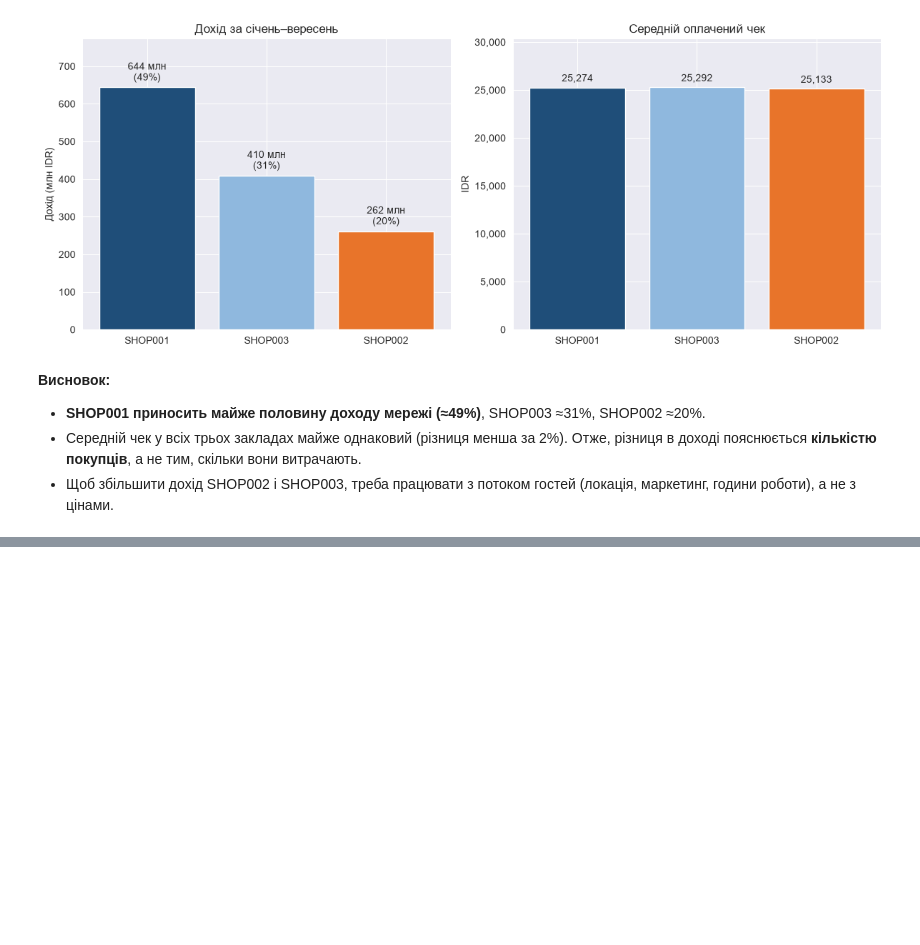
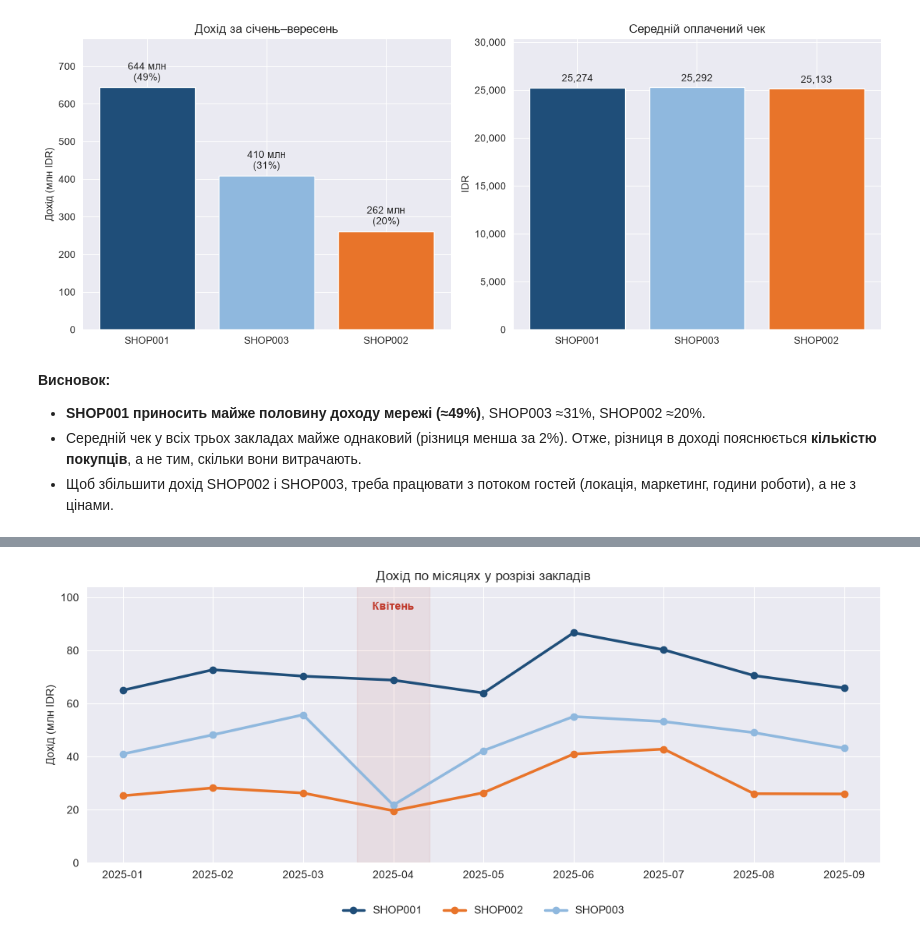
Before and after one commit to Chuchman-Dima/FB-Sales-Revenue-Analytics, a Jupyter notebook: notebook/notebook.ipynb, the cells around one changed output, grey strips where cells are left out. Saved outputs shown, nothing was run; the diff lists cells and outputs as text; code cells hidden in the pictures; blank space fills up the shorter version.

```diff
--- a/notebook/notebook.ipynb
+++ b/notebook/notebook.ipynb
@@ -245,0 +317,20 @@ plt.show()
+# %%
+revenue_by_outlet = transactions.pivot_table(index='Month', columns='Outlet', values='TotalAmount', aggfunc='sum') / 1e6
+april = list(revenue_by_outlet.index).index('2025-04')
+
+fig, ax = plt.subplots(figsize=(11, 4.8))
+for outlet in revenue_by_outlet.columns:
+    ax.plot(x, revenue_by_outlet[outlet], marker='o', linewidth=2.5, color=OUTLET_COLORS[outlet], label=outlet)
+
+ax.axvspan(april - 0.4, april + 0.4, color=RED, alpha=0.08)
+ax.set_ylim(0, revenue_by_outlet.values.max() * 1.2)
+ax.text(april, revenue_by_outlet.values.max() * 1.1, 'Квітень', ha='center', color=RED, fontweight='bold')
+ax.set_xticks(x)
+ax.set_xticklabels(months)
+ax.set_title('Дохід по місяцях у розрізі закладів')
+ax.set_ylabel('Дохід (млн IDR)')
+ax.legend(frameon=False, ncol=3, loc='upper center', bbox_to_anchor=(0.5, -0.12))
+plt.tight_layout()
+plt.show()
+# %% [output]
+[figure, added]
```
Also changed, not shown: parts of 6 cells of this notebook.
